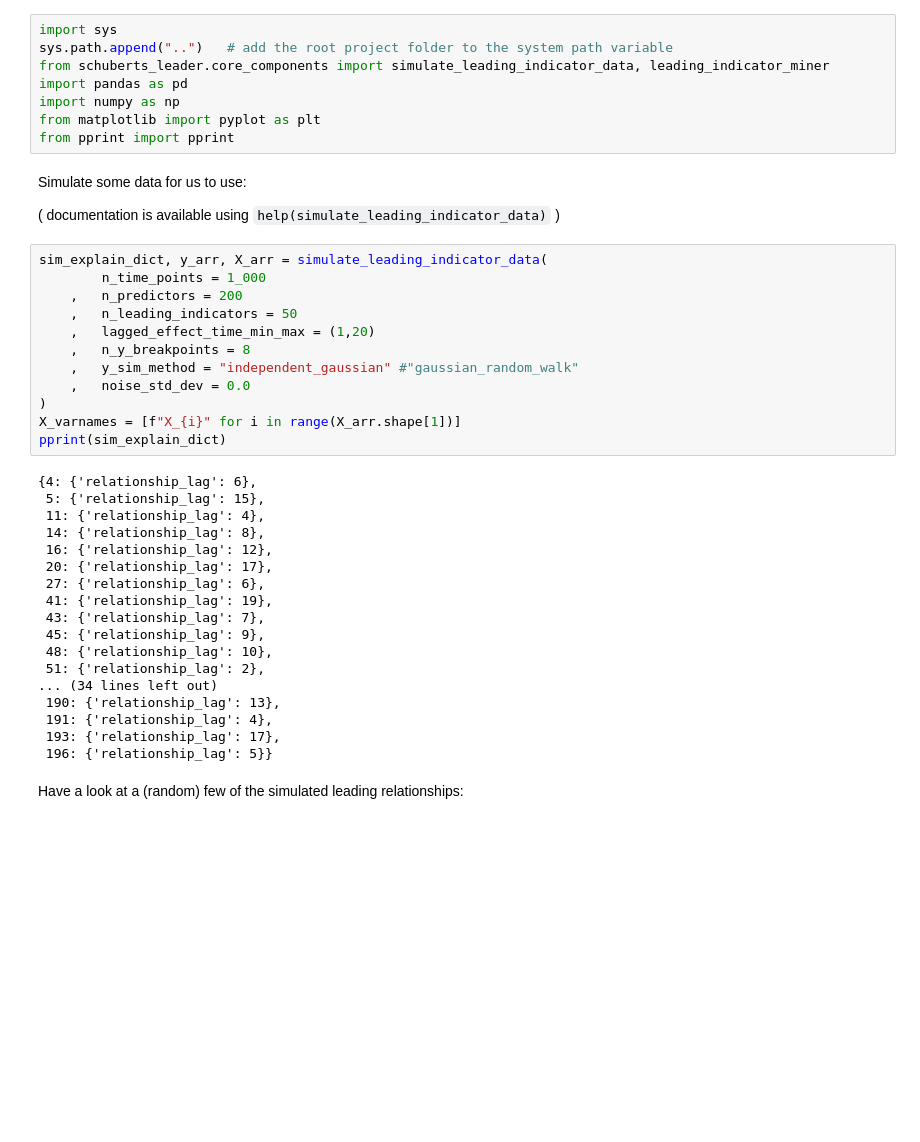
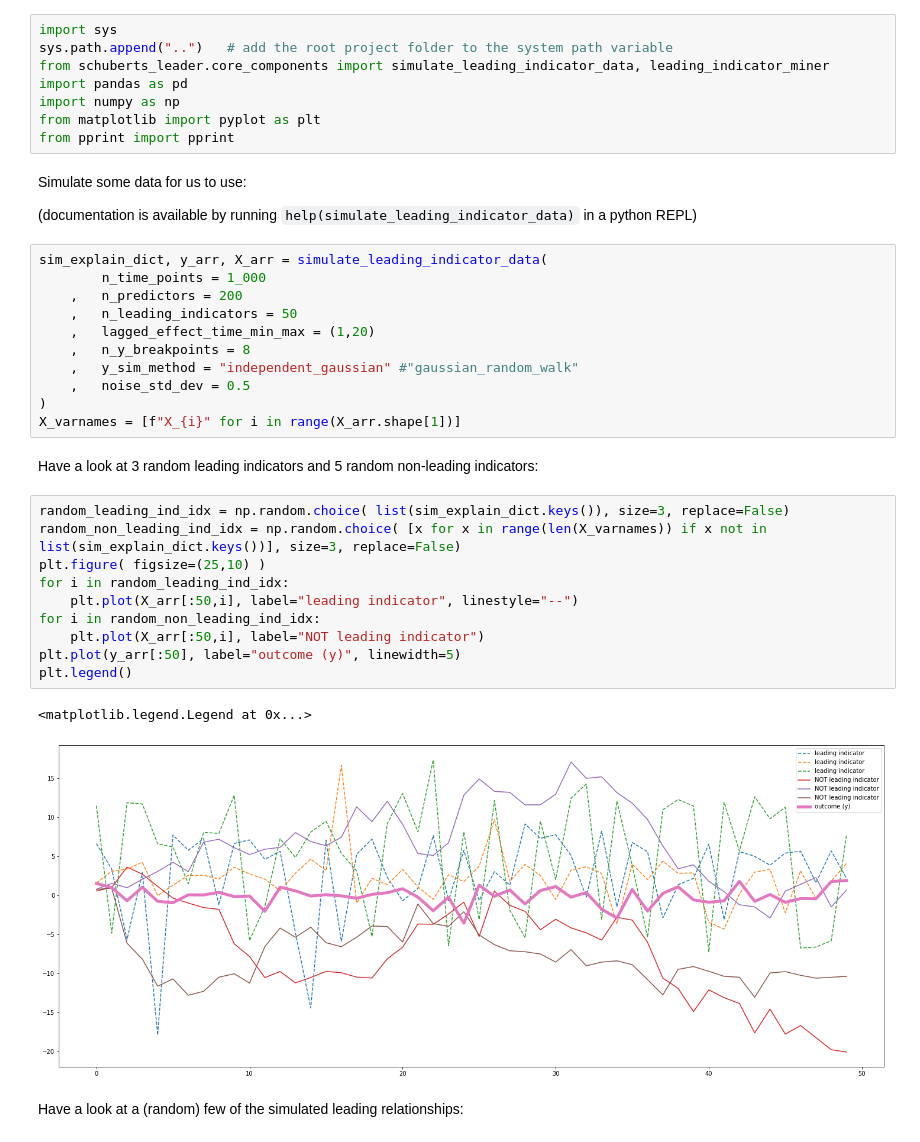
Before and after one commit to J-sephB-lt-n/schuberts_leader, a Jupyter notebook: docs/implementation_examples.ipynb, the cells around one changed output. Saved outputs shown, nothing was run; the diff lists cells and outputs as text; blank space fills up the shorter version.

```diff
--- a/docs/implementation_examples.ipynb
+++ b/docs/implementation_examples.ipynb
@@ -9,7 +9,7 @@ from pprint import pprint
 # %% [markdown]
 Simulate some data for us to use:
 
-( documentation is available using `help(simulate_leading_indicator_data)` )
+(documentation is available by running `help(simulate_leading_indicator_data)` in a python REPL)
 # %%
 sim_explain_dict, y_arr, X_arr = simulate_leading_indicator_data(
         n_time_points = 1_000
@@ -18,28 +18,24 @@ sim_explain_dict, y_arr, X_arr = simulate_leading_indicator_data(
     ,   lagged_effect_time_min_max = (1,20)
     ,   n_y_breakpoints = 8
     ,   y_sim_method = "independent_gaussian" #"gaussian_random_walk"
-    ,   noise_std_dev = 0.0
+    ,   noise_std_dev = 0.5
 )
 X_varnames = [f"X_{i}" for i in range(X_arr.shape[1])]
-pprint(sim_explain_dict)
-# %% [output]
-{4: {'relationship_lag': 6},
- 5: {'relationship_lag': 15},
- 11: {'relationship_lag': 4},
- 14: {'relationship_lag': 8},
- 16: {'relationship_lag': 12},
- 20: {'relationship_lag': 17},
- 27: {'relationship_lag': 6},
- 41: {'relationship_lag': 19},
- 43: {'relationship_lag': 7},
- 45: {'relationship_lag': 9},
- 48: {'relationship_lag': 10},
- 51: {'relationship_lag': 2},
-... (34 lines left out)
- 190: {'relationship_lag': 13},
- 191: {'relationship_lag': 4},
- 193: {'relationship_lag': 17},
- 196: {'relationship_lag': 5}}
+# %% [markdown]
+Have a look at 3 random leading indicators and 5 random non-leading indicators:
+# %%
+random_leading_ind_idx = np.random.choice( list(sim_explain_dict.keys()), size=3, replace=False)
+random_non_leading_ind_idx = np.random.choice( [x for x in range(len(X_varnames)) if x not in list(sim_explain_dict.keys())], size=3, replace=False)
+plt.figure( figsize=(25,10) )
+for i in random_leading_ind_idx:
+    plt.plot(X_arr[:50,i], label="leading indicator", linestyle="--")
+for i in random_non_leading_ind_idx:
+    plt.plot(X_arr[:50,i], label="NOT leading indicator")
+plt.plot(y_arr[:50], label="outcome (y)", linewidth=5)
+plt.legend()
+# %% [output]
+<matplotlib.legend.Legend at 0x...>
+[figure, added]
 # %% [markdown]
 Have a look at a (random) few of the simulated leading relationships:
 # %%
```
Also changed, not shown: parts of 5 cells of this notebook, 2 other files.
